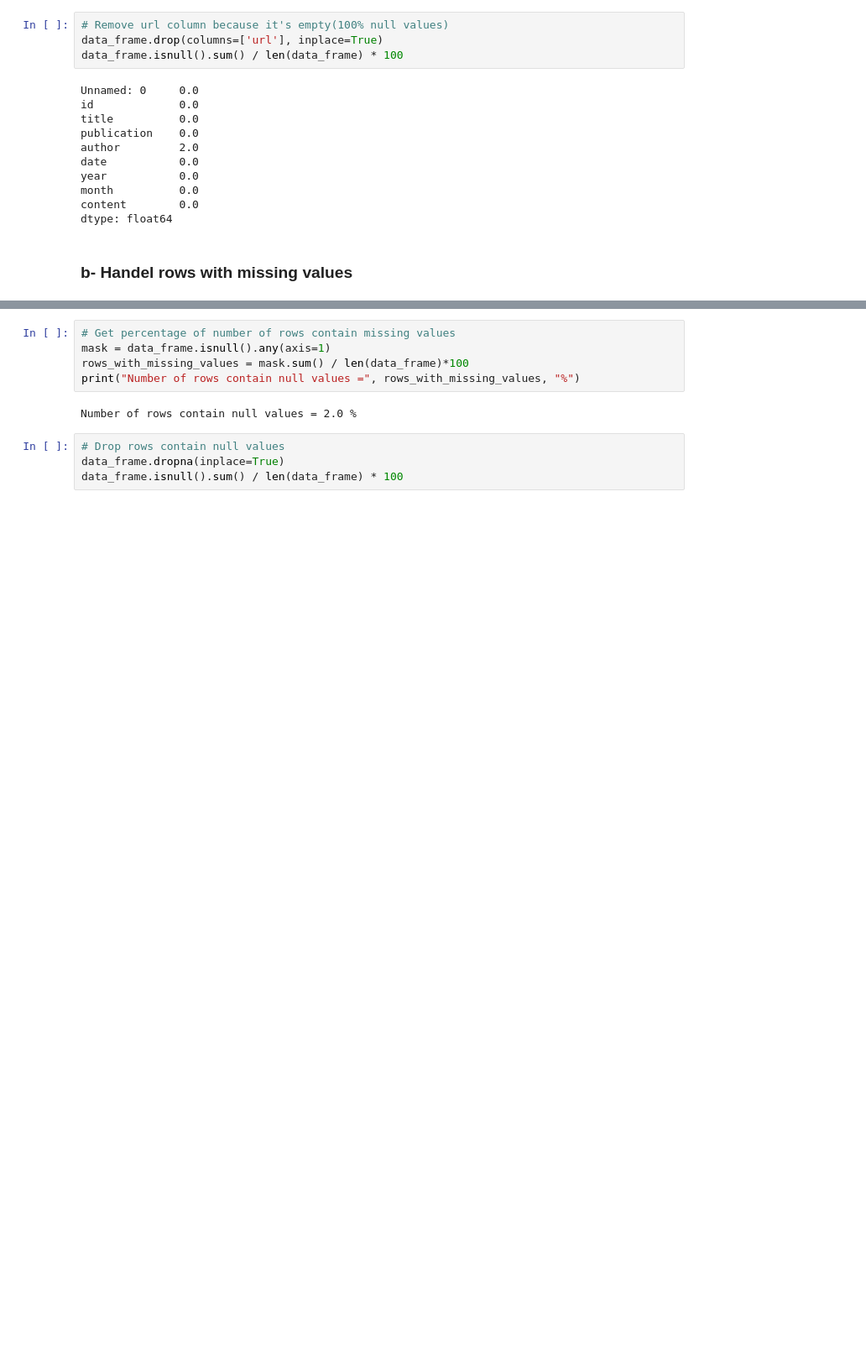
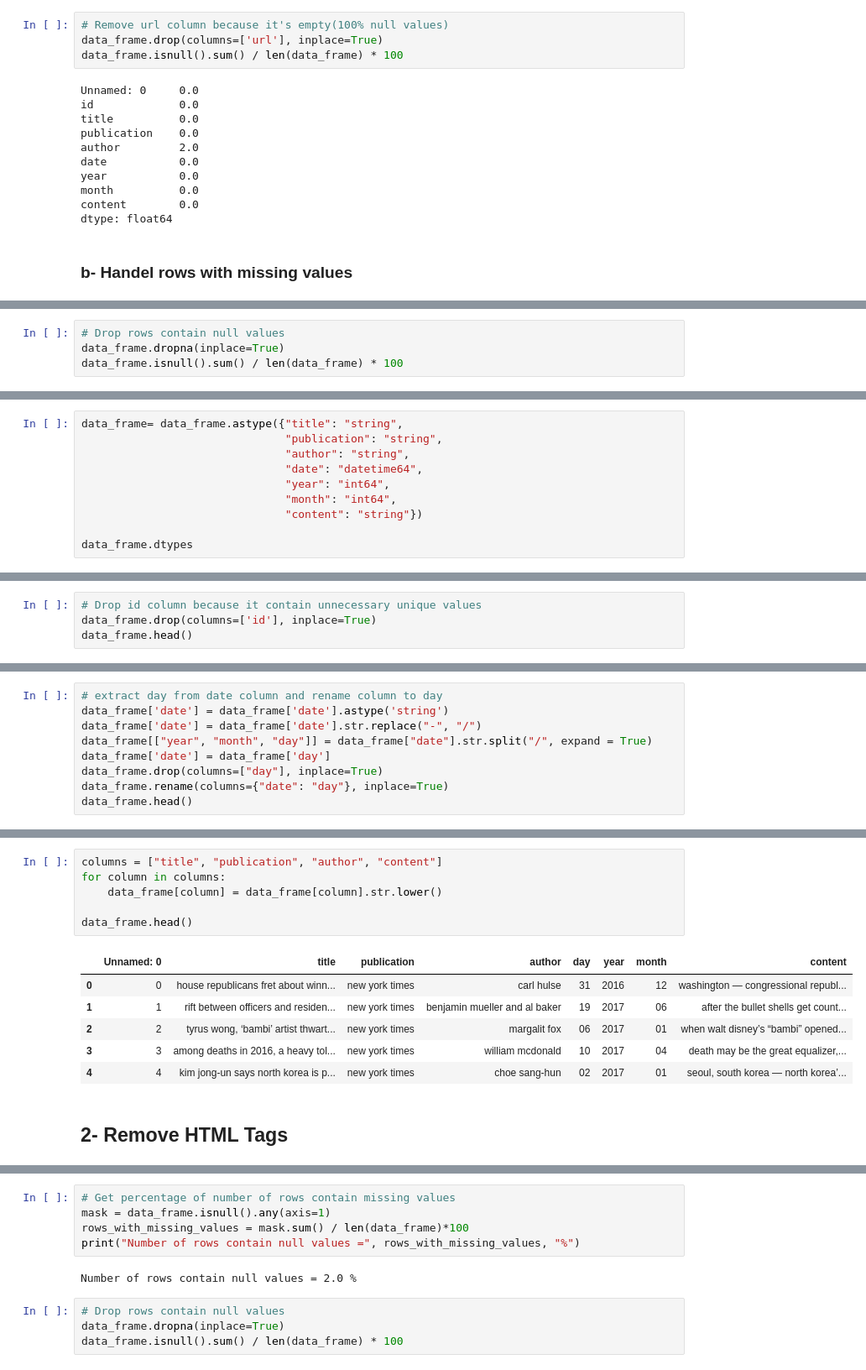
Before and after one commit to Haneentronic/NLP-Topic-Modeling-Classification, a Jupyter notebook: Topic_Modeling/TextModeling.ipynb, the cells around one changed output, grey strips where cells are left out. Shown at 84% size. Cells and saved outputs as stored; diff of their text form; blank space fills up the shorter version.

```diff
--- a/Topic_Modeling/TextModeling.ipynb
+++ b/Topic_Modeling/TextModeling.ipynb
@@ -63,0 +64,4 @@ dtype: float64
+# %%
+# Drop rows contain null values
+data_frame.dropna(inplace=True)
+data_frame.isnull().sum() / len(data_frame) * 100
@@ -63,0 +94,10 @@ dtype: float64
+# %%
+data_frame= data_frame.astype({"title": "string",
+                               "publication": "string",
+                               "author": "string",
+                               "date": "datetime64",
+                               "year": "int64",
+                               "month": "int64",
+                               "content": "string"})
+
+data_frame.dtypes
@@ -63,0 +117,4 @@ dtype: float64
+# %%
+# Drop id column because it contain unnecessary unique values
+data_frame.drop(columns=['id'], inplace=True)
+data_frame.head()
@@ -63,0 +128,9 @@ dtype: float64
+# %%
+# extract day from date column and rename column to day
+data_frame['date'] = data_frame['date'].astype('string')
+data_frame['date'] = data_frame['date'].str.replace("-", "/")
+data_frame[["year", "month", "day"]] = data_frame["date"].str.split("/", expand = True)
+data_frame['date'] = data_frame['day']
+data_frame.drop(columns=["day"], inplace=True)
+data_frame.rename(columns={"date": "day"}, inplace=True)
+data_frame.head()
@@ -63,0 +147,15 @@ dtype: float64
+# %%
+columns = ["title", "publication", "author", "content"]
+for column in columns:
+    data_frame[column] = data_frame[column].str.lower()
+
+data_frame.head()
+# %% [output]
+|  | Unnamed: 0 | title | publication | author | day | year | month | content |
+| 0 | 0 | house republicans fret about winn... | new york times | carl hulse | 31 | 2016 | 12 | washington — congressional republ... |
+| 1 | 1 | rift between officers and residen... | new york times | benjamin mueller and al baker | 19 | 2017 | 06 | after the bullet shells get count... |
+| 2 | 2 | tyrus wong, ‘bambi’ artist thwart... | new york times | margalit fox | 06 | 2017 | 01 | when walt disney’s “bambi” opened... |
+| 3 | 3 | among deaths in 2016, a heavy tol... | new york times | william mcdonald | 10 | 2017 | 04 | death may be the great equalizer,... |
+| 4 | 4 | kim jong-un says north korea is p... | new york times | choe sang-hun | 02 | 2017 | 01 | seoul, south korea — north korea’... |
+# %% [markdown]
+## 2- Remove HTML Tags
```
Also changed, not shown: parts of 46 cells of this notebook, 4 other files.
